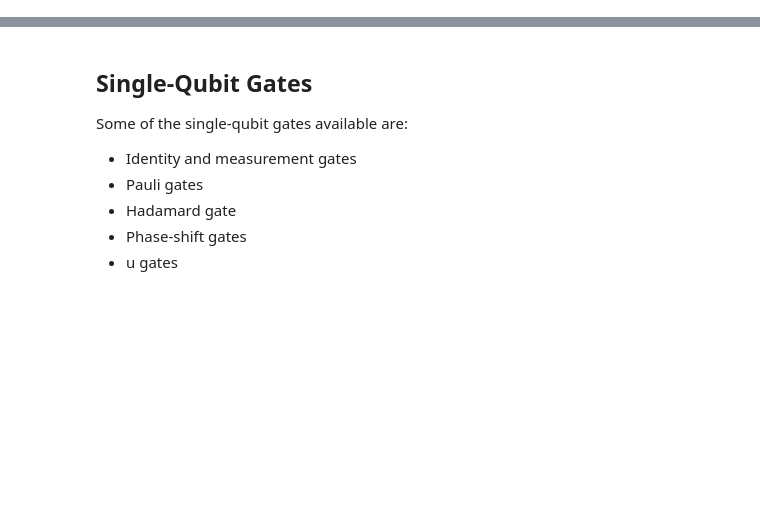
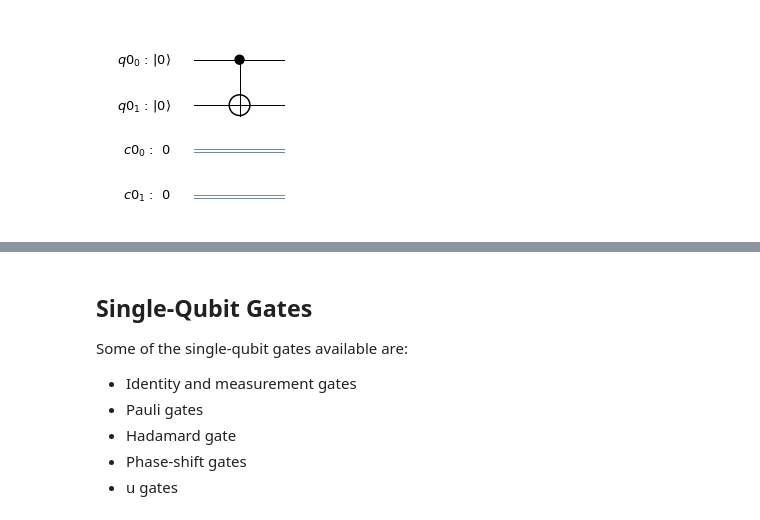
Before and after one commit to afonsofr/Qiskit_hands_on, a Jupyter notebook: basics.ipynb, the cells around one changed output, grey strips where cells are left out. Saved outputs shown, nothing was run; the diff lists cells and outputs as text; code cells hidden in the pictures; blank space fills up the shorter version.

```diff
--- a/basics.ipynb
+++ b/basics.ipynb
@@ -44,0 +210,8 @@ import warnings; warnings.simplefilter('ignore')
+# %%
+qc_multi_qubit = QuantumCircuit(qr, cr)
+
+qc_multi_qubit.cx(qr[0],qr[1])
+
+qc_multi_qubit.draw(output='mpl')
+# %% [output]
+[figure, added]
```
Also changed, not shown: parts of 65 cells of this notebook, 1 other file.
